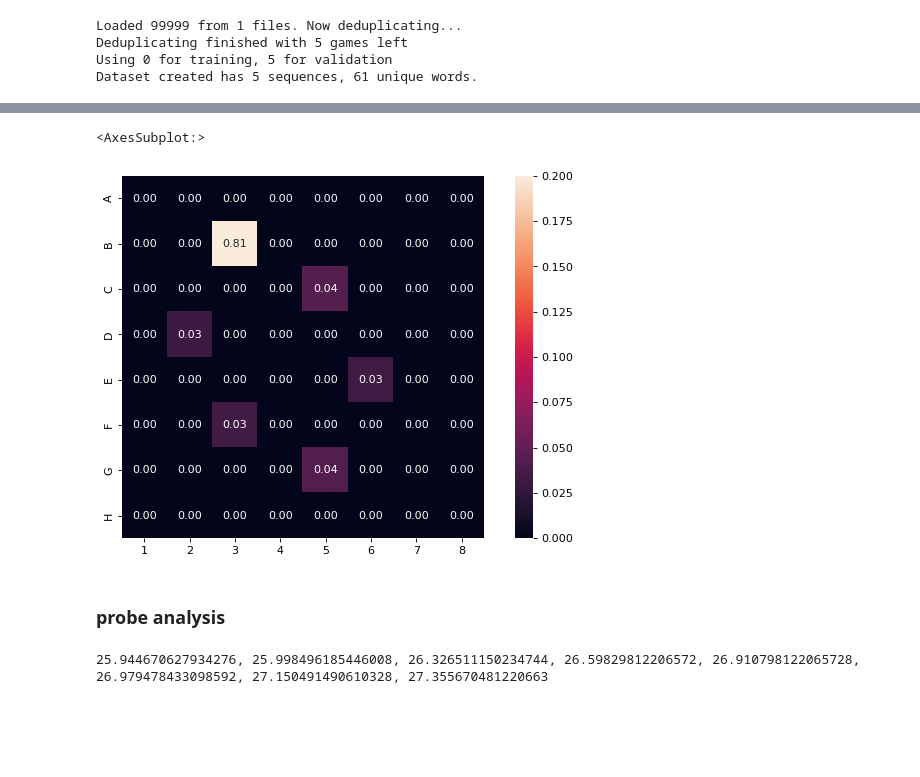
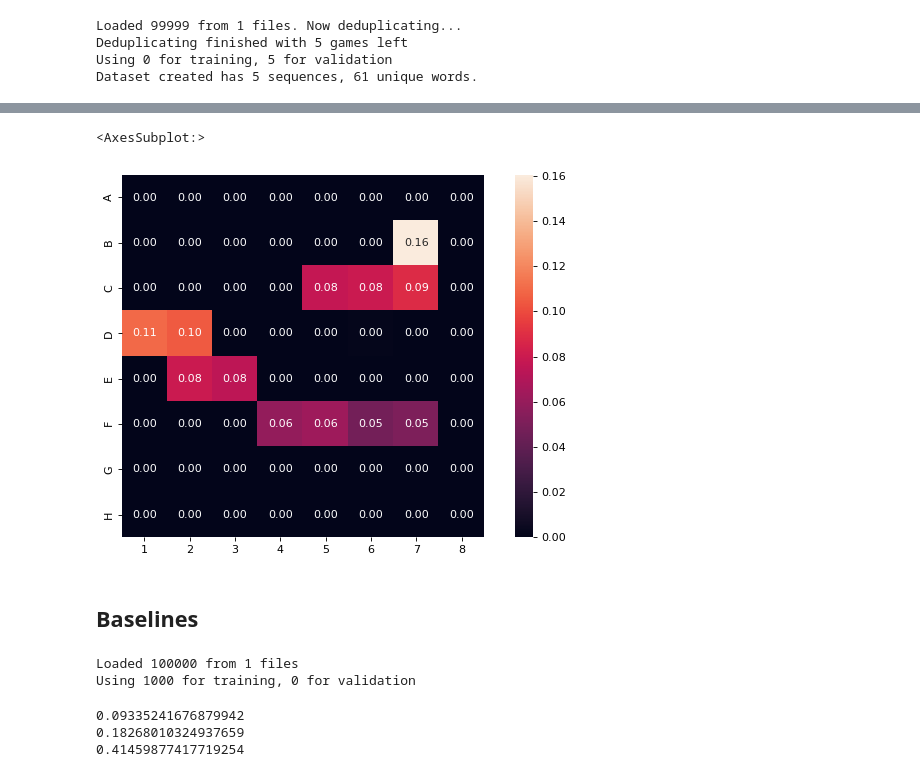
Before and after one commit to icemoon97/othello_world, a Jupyter notebook: train_custom.ipynb, the cells around one changed output, grey strips where cells are left out. Drawn from its saved outputs; the diff is of its cells as text; code cells hidden in the pictures; blank space fills up the shorter version.

```diff
--- a/train_custom.ipynb
+++ b/train_custom.ipynb
@@ -140,7 +175,7 @@ for c in ["bias/TLcontrol", "bias/TLbias50", "bias/TLbias80", "bias/TLbias95"]:
 # %% [markdown]
 ## Visualizing Predictions
 # %%
-model, device = load_othello_model("bias/TLbias80")
+model, device = load_othello_model("bias/TLcontrol")
 # %%
 ex_games = Othello(data_root="othello_synthetic", n_games=5, test_split=1)
 train_dataset = CharDataset(ex_games.val)
@@ -171,0 +187,9 @@ h
+# %%
+# partial_game = ex_games.val[0][:7]
+# partial_game = [19, 18, 17, 20, 21, 12, 37, 30, 14, 43, 26, 34, 39, 38, 46, 9, 42, 33, 4, 55, 32, 13, 44, 41, 0, 25, 3]
+# partial_game = [19, 18, 17, 20, 21, 12, 37, 30, 14, 43, 26, 34, 39, 38, 46, 9, 42, 33, 4, 55, 32, 13, 44, 41, 0, 25]
+partial_game = [19, 18, 17, 9, 1, 0, 26, 2, 10, 11, 3, 4, 8, 16, 37, 12, 5, 6, 13]
+ob = OthelloBoardState()
+ob.update(partial_game)
+ob.__print__()
+print([permit_reverse(x) for x in ob.get_valid_moves()])
@@ -182,31 +220,11 @@ pred = torch.cat([pred[:27], padding, pred[27:33], padding, pred[33:]], dim=0)
 # %%
 # plotting
 fig=plt.figure(figsize=(10, 6), dpi= 80, facecolor='w', edgecolor='k')
-vv = 0.2
-sns.heatmap(pred.detach().cpu().numpy().reshape(8, 8), vmin=0., vmax=vv,
+sns.heatmap(pred.detach().cpu().numpy().reshape(8, 8),
             yticklabels=list("ABCDEFGH"), xticklabels=list(range(1,9)), square=True,
             annot=True, fmt=".2f")
 # %% [output]
 <AxesSubplot:>
-[figure, old version]
+[figure, new version]
-# %% [markdown]
-### probe analysis
-# %%
-# summarizing probe loss
-
-import json
-
-root = f"ckpts/grok/probes/state_tl256_random"
-errs = []
-for i in range(8):
-    name = f"layer{i+1}/tensorboard.txt"
-    with open(f"{root}/{name}", "r") as file:
-        j = json.load(file)
-        test_acc = j['test_acc_cont']
-        err = 100 * (1 - test_acc[-1])
-        errs.append(err)
-        # print(f"layer {i+1} error rate: {err:.5f}")
-
-print(", ".join([str(e) for e in errs]))
-# %% [output]
-25.944670627934276, 25.998496185446008, 26.326511150234744, 26.59829812206572, 26.910798122065728, 26.979478433098592, 27.150491490610328, 27.355670481220663
+# %% [markdown]
+## Baselines
@@ -212,0 +251,27 @@ print(", ".join([str(e) for e in errs]))
+# %%
+othello = Othello(data_root="othello_TLbias95", n_games=1000, test_split=0, deduplicate=False)
+baselines = [
+    0, # full random
+    0, # no-repeats random
+    0  # only adjacent
+]
+legal = 0
+bar = tqdm(othello)
+for seq in bar:
+    ob = OthelloBoardState()
+    for i, move in enumerate(seq):
+        baselines[0] += 60
+        baselines[1] += 60 - i
+        baselines[2] += check_adj(ob)
+        legal += len(ob.get_valid_moves())
+        ob.update([move])
+    bar.set_description(desc=f"{legal}/{baselines[0]}, {legal/baselines[0]:.4f}")
+
+for b in baselines:
+    print(legal/b)
+# %% [output]
+Loaded 100000 from 1 files
+Using 1000 for training, 0 for validation
+0.09335241676879942
+0.18268010324937659
+0.41459877417719254
```
Also changed, not shown: parts of 7 cells of this notebook, 8 other files.
